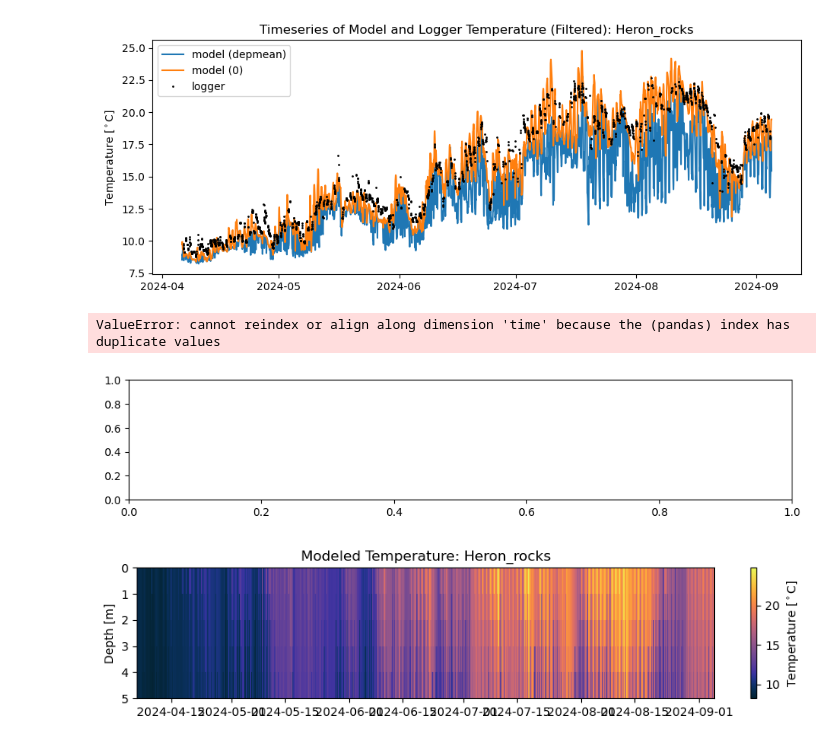
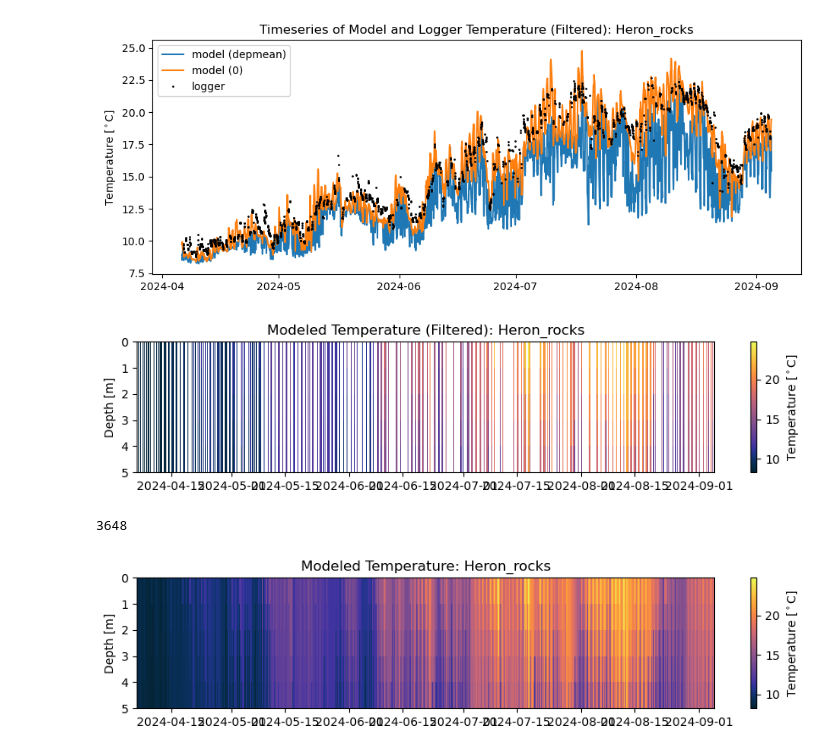
Before and after one commit to SalishSeaCast/analysis-cassidy, a Jupyter notebook: notebooks/stair_collab/julie_temperature/model_to_logger_comparison_master.ipynb, the cells around one changed output. Cells and saved outputs as stored; diff of their text form; code cells hidden in the pictures.

```diff
--- a/notebooks/stair_collab/julie_temperature/model_to_logger_comparison_master.ipynb
+++ b/notebooks/stair_collab/julie_temperature/model_to_logger_comparison_master.ipynb
@@ -198,8 +198,8 @@ grid_from_latlon(lat, lon)
 temp_logged_heron = plot_water_levels(site_name)
 plot_temp_ts(temp_logged_heron)
 # temp_logged_heron.loc[temp_logged_heron['Mean_temp_C'] >= 20, 'Mean_temp_C'] = np.nan
-temp_logged_heron.loc[temp_logged_heron['Mean_temp_C'].diff().abs() > 5, 'Mean_temp_C'] = np.nan
-plot_temp_ts(temp_logged_heron)
+# temp_logged_heron.loc[temp_logged_heron['Mean_temp_C'].diff().abs() > 5, 'Mean_temp_C'] = np.nan
+# plot_temp_ts(temp_logged_heron)
 # %% [output]
 Heron_rocks
 (y, x): (599, 141)
@@ -223,6 +220,7 @@ See the caveats in the documentation: https://pandas.pydata.org/pandas-docs/stab
 # %%
 times_heron = temp_logged_heron['time'].unique()
 model_heron_filt_time = model_heron.sel(time=times_heron, method='nearest', tolerance='30min')  # because the model is at the half-hour and the logger is at the hour
+model_heron_filt_time_nodup = model_heron_filt_time.groupby('time').mean()
 # %%
 mean_logged_lvl_heron = temp_logged_heron['Water_level_m'].mean()
 print(mean_logged_lvl_heron)
@@ -245,14 +243,18 @@ ax.legend()
 # %%
 cmap = cm.thermal
 fig, ax = plt.subplots(1,1, figsize=(11, 2))
-colors = ax.pcolormesh(model_heron_filt_time.reindex_like(model_heron).time, model_heron_filt_time.reindex_like(model_heron).depth, model_heron_filt_time.reindex_like(model_heron).votemper[:,:,0,0].T, cmap=cmap)
+colors = ax.pcolormesh(model_heron_filt_time_nodup.reindex_like(model_heron).time, model_heron_filt_time_nodup.reindex_like(model_heron).depth, model_heron_filt_time_nodup.reindex_like(model_heron).votemper[:,:,0,0].T, cmap=cmap)
 ax.set_ylim([5,0])
 ax.set_title('Modeled Temperature (Filtered): {}'.format(site_name))
 ax.set_ylabel('Depth [m]')
 cb = fig.colorbar(colors, ax=ax, label=r'Temperature [$^\circ$C]', orientation='vertical')
 # %% [output]
-ValueError: cannot reindex or align along dimension 'time' because the (pandas) index has duplicate values
-[figure, old version]
+[figure, new version]
+# %%
+len(model_heron.time)
+len(np.unique(model_heron.time))
+# %% [output]
+3648
 # %%
 cmap = cm.thermal
 fig, ax = plt.subplots(1,1, figsize=(11, 2))
```
Also changed, not shown: parts of 8 cells of this notebook.
